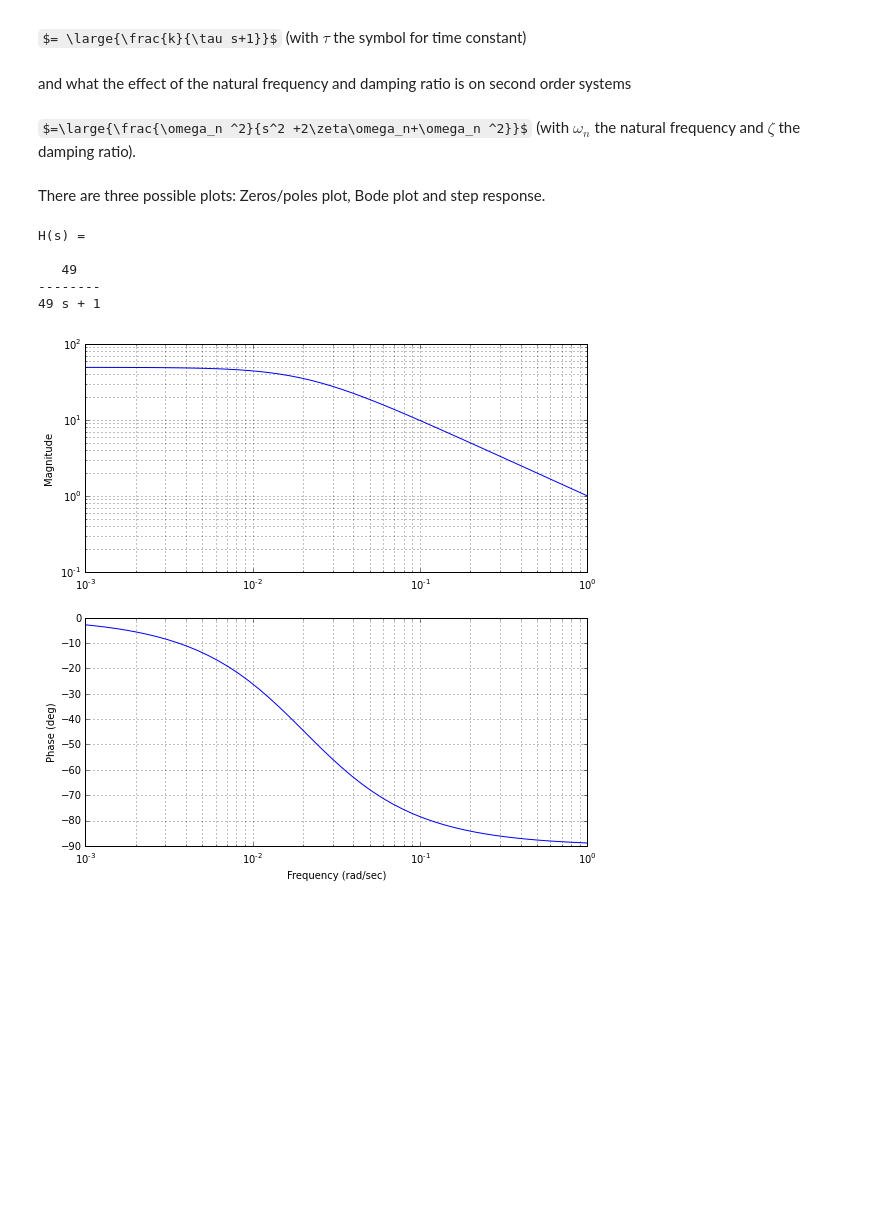
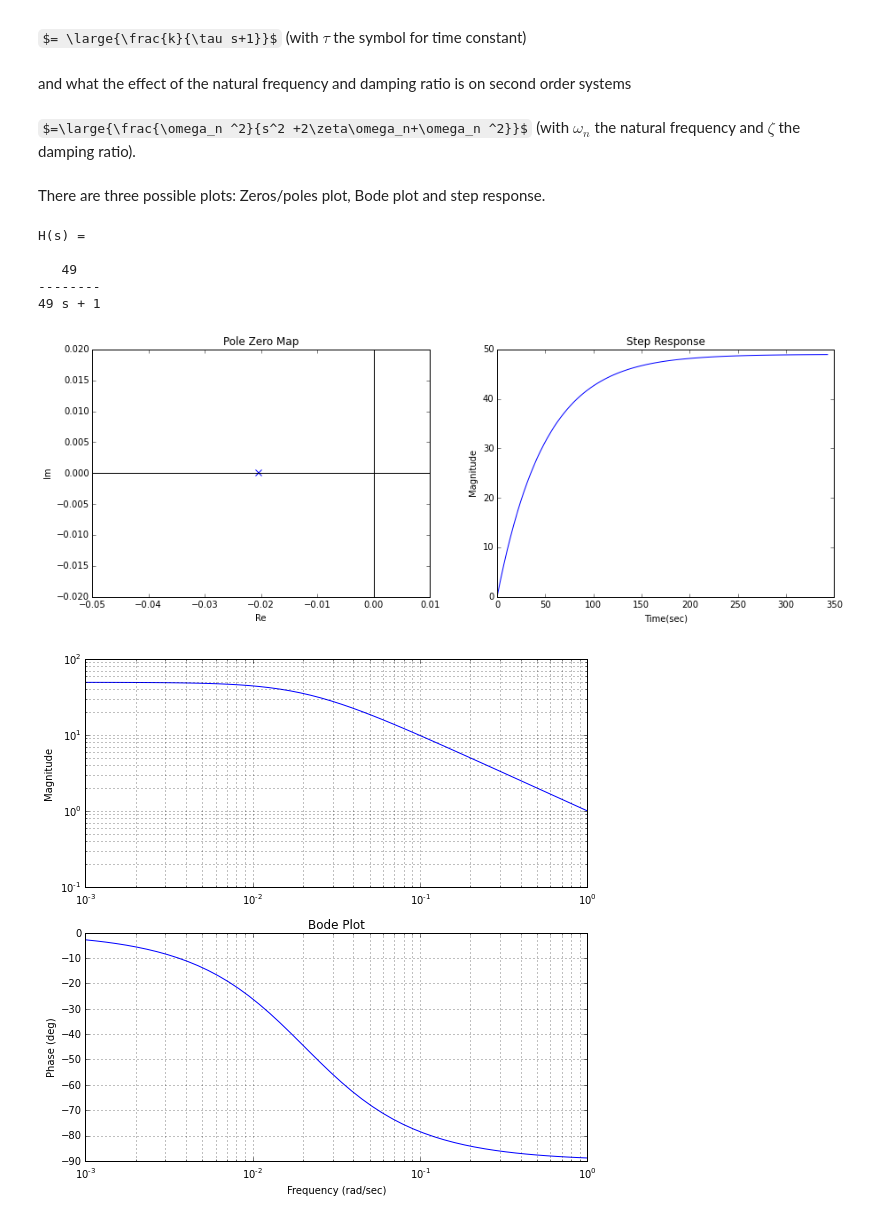
Before and after one commit to claesenm/kul-systeemtheorie, a Jupyter notebook: notebooks/Effect of time constant, damping and natural frequency.ipynb, the cells around one changed output. Cells and saved outputs as stored; diff of their text form; code cells hidden in the pictures; some formulas as TeX source; blank space fills up the shorter version.

```diff
--- a/notebooks/Effect of time constant, damping and natural frequency.ipynb
+++ b/notebooks/Effect of time constant, damping and natural frequency.ipynb
@@ -19,12 +19,18 @@ def first_order_system(k,tau):
 
     subplot(1,2,2)
     t,y=step_response(TF)
-    plot(t,y)
+    plot(t,y,label='Step Response')
+    title('Step Response')
+    xlabel('Time(sec)')
+    ylabel('Magnitude')
+
     fig= gcf()
     fig.set_size_inches(15,5)
     show ()
 
-    bode(TF)
+
+    bode(TF,label='Bode Plot')
+    title('Bode Plot')
     fig= gcf()
     fig.set_size_inches(9,9)
     show ()
@@ -41,12 +47,17 @@ def second_order_system(zeta,natfreq):
 
     subplot(1,2,2)
     t,y=step_response(TF)
-    plot(t,y)
+    plot(t,y,label = 'Step Response')
+    title('Step Response')
+    xlabel('Time(sec)')
+    ylabel('Magnitude')
+
     fig= gcf()
     fig.set_size_inches(15,5)
     show()
 
-    bode(TF)
+    bode(TF,label='Bode Plot')
+    title('Bode Plot')
     fig= gcf()
     fig.set_size_inches(9,9)
     show ()
@@ -70,32 +81,33 @@ keep_going = None
     # Blijf prompten tot correcte input
 while keep_going != "Y" and keep_going != "y" and keep_going != "n" and keep_going !="N":
     print "                                                                      "
     print "Do you wanna look at first order systems?"
 
     keep_going = raw_input("(Y/N)? ")
     order1 = True
     if keep_going == "N" or keep_going=="n":
         order1=False
 keep_going = None
     # Blijf prompten tot correcte input
 #2e while loop to see if you want to look at a second order system
 while keep_going != "Y" and keep_going != "y" and keep_going != "n" and keep_going !="N" and order1==False:
     print "                                                                      "
     print "Do you wanna look at second order systems?"
 
     keep_going = raw_input("(Y/N)? ")
     order2 = True
     if keep_going == "N" or keep_going=="n":
         order2=False
 if order1==True:
     interact(first_order_system,tau=(0.001,100,1),k=(0.001,100,1))
 
 if order2==True:
-    interact(second_order_system,zeta=(0,3,1),natfreq=(0.001,100,1))
+    interact(second_order_system,zeta=(0,3,0.1),natfreq=(0.001,100,1))
 # %% [output]
 H(s) =
 
    49
 --------
 49 s + 1
-[figure, old version]
+[figure, new version]
+[figure, added]
```
Also changed, not shown: parts of 2 cells of this notebook, 1 other file.
